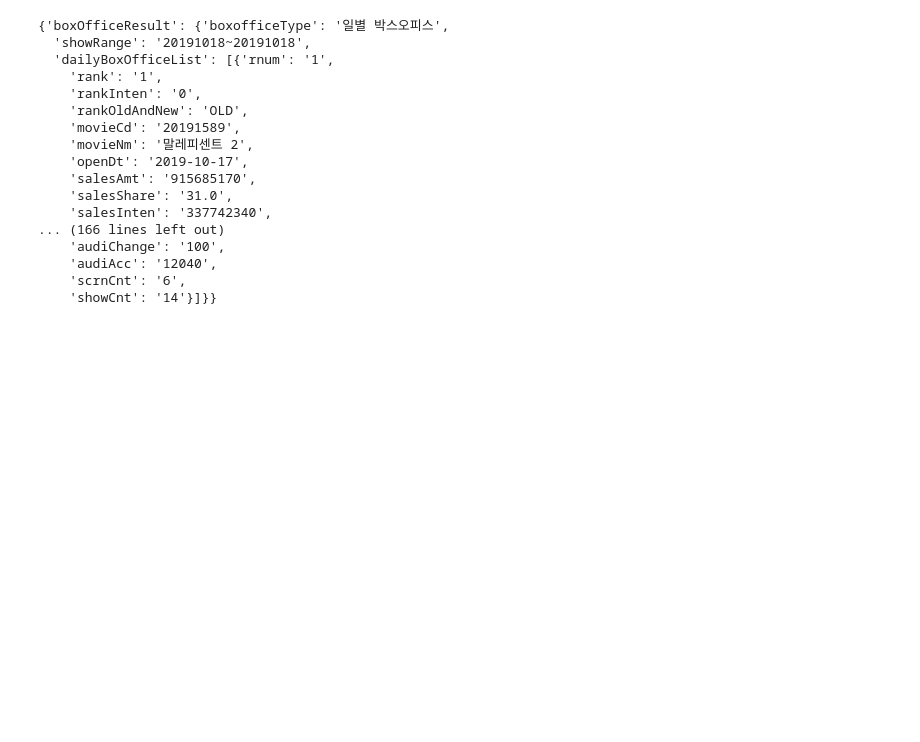
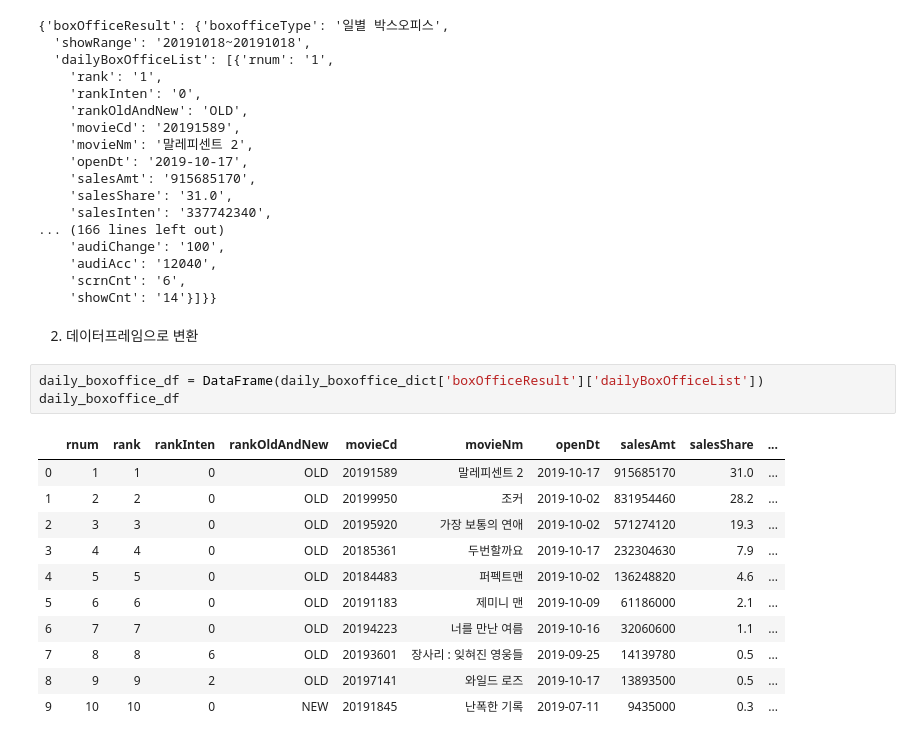
Before and after one commit to nice0001-angelo/DataAnalysis, a Jupyter notebook: 18-영화진흥원OpenAPI.ipynb, the cells around one changed output. Saved outputs shown, nothing was run; the diff lists cells and outputs as text; blank space fills up the shorter version.

```diff
--- a/18-영화진흥원OpenAPI.ipynb
+++ b/18-영화진흥원OpenAPI.ipynb
@@ -81,3 +81,20 @@ daily_boxoffice_dict
     'audiAcc': '12040',
     'scrnCnt': '6',
     'showCnt': '14'}]}}
+# %% [markdown]
+2) 데이터프레임으로 변환
+# %%
+daily_boxoffice_df = DataFrame(daily_boxoffice_dict['boxOfficeResult']['dailyBoxOfficeList'])
+daily_boxoffice_df
+# %% [output]
+|  | rnum | rank | rankInten | rankOldAndNew | movieCd | movieNm | openDt | salesAmt | salesShare | ... |
+| 0 | 1 | 1 | 0 | OLD | 20191589 | 말레피센트 2 | 2019-10-17 | 915685170 | 31.0 | ... |
+| 1 | 2 | 2 | 0 | OLD | 20199950 | 조커 | 2019-10-02 | 831954460 | 28.2 | ... |
+| 2 | 3 | 3 | 0 | OLD | 20195920 | 가장 보통의 연애 | 2019-10-02 | 571274120 | 19.3 | ... |
+| 3 | 4 | 4 | 0 | OLD | 20185361 | 두번할까요 | 2019-10-17 | 232304630 | 7.9 | ... |
+| 4 | 5 | 5 | 0 | OLD | 20184483 | 퍼펙트맨 | 2019-10-02 | 136248820 | 4.6 | ... |
+| 5 | 6 | 6 | 0 | OLD | 20191183 | 제미니 맨 | 2019-10-09 | 61186000 | 2.1 | ... |
+| 6 | 7 | 7 | 0 | OLD | 20194223 | 너를 만난 여름 | 2019-10-16 | 32060600 | 1.1 | ... |
+| 7 | 8 | 8 | 6 | OLD | 20193601 | 장사리 : 잊혀진 영웅들 | 2019-09-25 | 14139780 | 0.5 | ... |
+| 8 | 9 | 9 | 2 | OLD | 20197141 | 와일드 로즈 | 2019-10-17 | 13893500 | 0.5 | ... |
+| 9 | 10 | 10 | 0 | NEW | 20191845 | 난폭한 기록 | 2019-07-11 | 9435000 | 0.3 | ... |
```
Also changed, not shown: parts of 8 cells of this notebook.
